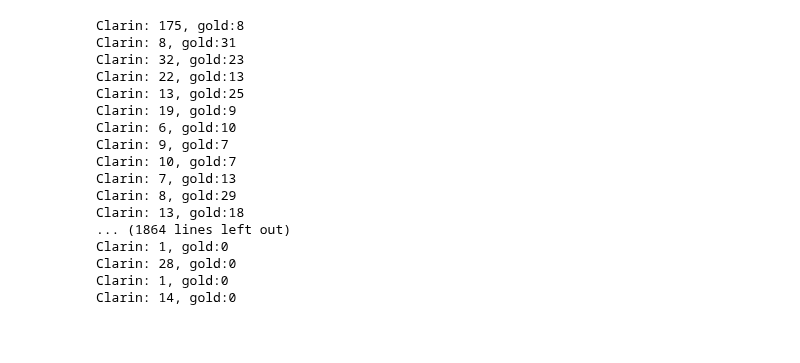
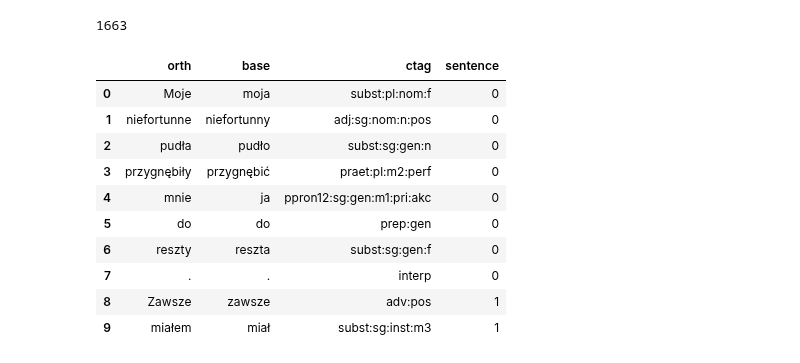
Before and after one commit to Stashq/NLP1, a Jupyter notebook: Compare_tagers_results.ipynb, the cells around one changed output. Cells and saved outputs as stored; diff of their text form; code cells hidden in the pictures; blank space fills up the shorter version.

```diff
--- a/Compare_tagers_results.ipynb
+++ b/Compare_tagers_results.ipynb
@@ -24 +43,19 @@ def getTagsDataFrame(xml_path):
+# %%
+clarin_df = pd.read_csv("tagers_results/claring.csv")
+# %%
+print(len(set(clarin_df["sentence"])))
+clarin_df.iloc[:10]
+# %% [output]
+1663
+|  | orth | base | ctag | sentence |
+| 0 | Moje | moja | subst:pl:nom:f | 0 |
+| 1 | niefortunne | niefortunny | adj:sg:nom:n:pos | 0 |
+| 2 | pudła | pudło | subst:sg:gen:n | 0 |
+| 3 | przygnębiły | przygnębić | praet:pl:m2:perf | 0 |
+| 4 | mnie | ja | ppron12:sg:gen:m1:pri:akc | 0 |
+| 5 | do | do | prep:gen | 0 |
+| 6 | reszty | reszta | subst:sg:gen:f | 0 |
+| 7 | . | . | interp | 0 |
+| 8 | Zawsze | zawsze | adv:pos | 1 |
+| 9 | miałem | miał | subst:sg:inst:m3 | 1 |
 # %%
@@ -28,31 +63,2 @@ clarin_df = getTagsDataFrame("clarin_task_c.xml")
-# %%
-incorrect = []
-for ch_idx in set(gold_df["chunk"]):
-    gold_ch = gold_df[gold_df["chunk"] == ch_idx]
-    clarin_ch = clarin_df[clarin_df["chunk"] == ch_idx]
-    if len(gold_ch) != len(clarin_df):
-        print("Clarin: " + str(len(gold_ch)) + ", gold:" + str(len(clarin_ch)))
-        #print(gold_ch)
-        #print(clarin_ch)
-    else:
-        incorrect.append(dataframe_difference(gold_ch, clarin_ch))
-# %% [output]
-Clarin: 175, gold:8
-Clarin: 8, gold:31
-Clarin: 32, gold:23
-Clarin: 22, gold:13
-Clarin: 13, gold:25
-Clarin: 19, gold:9
-Clarin: 6, gold:10
-Clarin: 9, gold:7
-Clarin: 10, gold:7
-Clarin: 7, gold:13
-Clarin: 8, gold:29
-Clarin: 13, gold:18
-... (1864 lines left out)
-Clarin: 1, gold:0
-Clarin: 28, gold:0
-Clarin: 1, gold:0
-Clarin: 14, gold:0
 # %%
 gold_df.to_csv("tagers_results/gold.csv")
```
Also changed, not shown: parts of 21 cells of this notebook, 5 other files.
